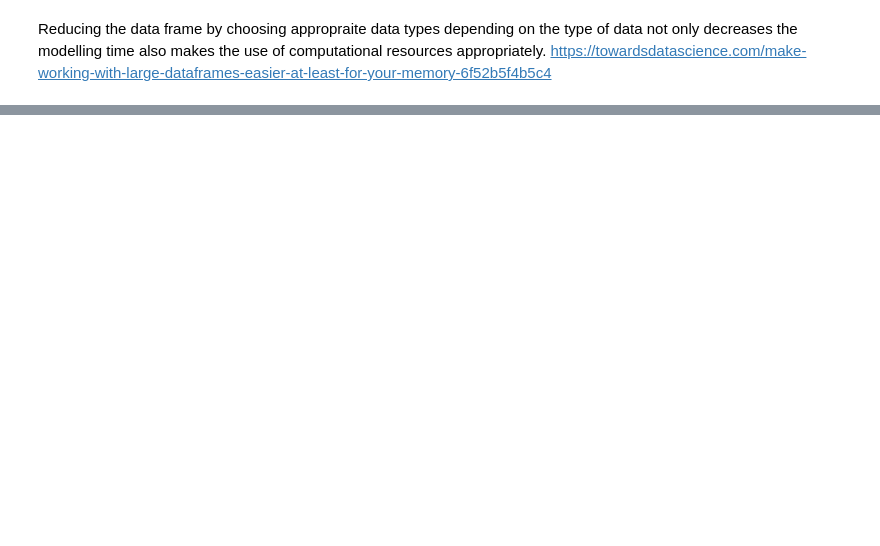
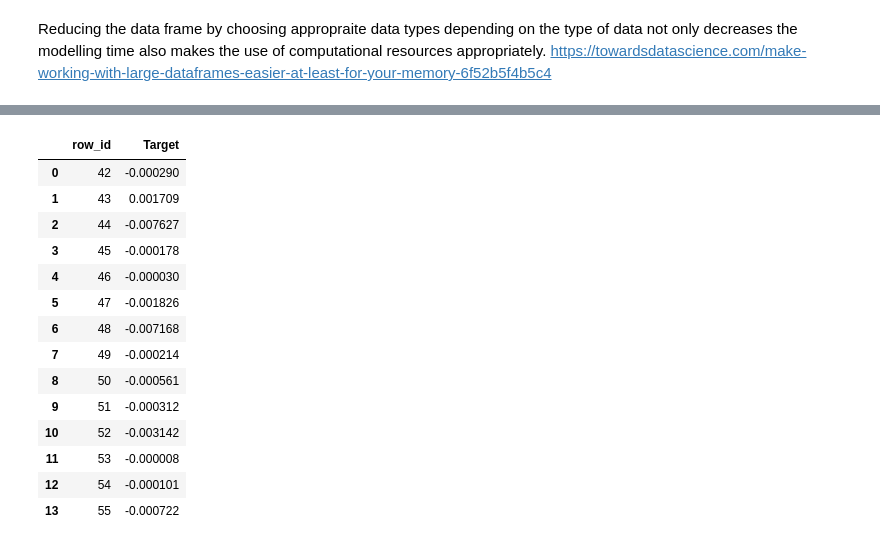
Before and after one commit to vasist1987/Kaggle, a Jupyter notebook: gseriescryptoforecast.ipynb, the cells around one changed output, grey strips where cells are left out. Cells and saved outputs as stored; diff of their text form; code cells hidden in the pictures; blank space fills up the shorter version.

```diff
--- a/gseriescryptoforecast.ipynb
+++ b/gseriescryptoforecast.ipynb
@@ -133,19 +133,19 @@ def getDataByAsset(dataFrameTrain,dataFrameTest,assetId):
     dataFrameTrain=dataFrameTrain[dataFrameTrain["Asset_ID"]==assetId]
     X=reduce_mem_usage(dataFrameTrain.drop(['Target','VWAP'],axis=1))
     y=dataFrameTrain['Target']
-    addAnalytics(X,'roll5',cols)
-    addAnalytics(X,'roll30',cols)
+#     addAnalytics(X,'roll5',cols)
+#     addAnalytics(X,'roll30',cols)
     X.index=X.datetime
     X.drop(['timestamp','datetime','time','date'],axis=1,inplace=True)
     X_test=reduce_mem_usage(dataFrameTest)
-    addAnalytics(X_test,'roll5',cols)
-    addAnalytics(X_test,'roll30',cols)
+#     addAnalytics(X_test,'roll5',cols)
+#     addAnalytics(X_test,'roll30',cols)
     X_test.index=X_test.datetime
     X_test=reduce_mem_usage(X_test[X.columns])
     min_max_scaler = MinMaxScaler()
     X = min_max_scaler.fit_transform(X)
     X_test = min_max_scaler.transform(X_test)
-    return X,y,X_test
+    return X,y,X_test,min_max_scaler
 # %%
 from sklearn.multioutput import MultiOutputRegressor
 import lightgbm as lgb
@@ -235,7 +235,7 @@ y_dict = {}
 model_dict = {}
 preds_dict={}
 for i in df_train.Asset_ID.unique():
-    X,y,X_test=getDataByAsset(df_train,df_test,i)
+    X,y,X_test,min_max_scaler=getDataByAsset(df_train,df_test,i)
     X_dict[i]=X
     y_dict[i]=y
     params =  getBooster()
@@ -426,20 +431,26 @@ See the caveats in the documentation: https://pandas.pydata.org/pandas-docs/stab
+# %%
+def get_features(df):
+    df_feat = df[['timestamp', 'Asset_ID', 'Count', 'Open', 'High', 'Low', 'Close','Volume']]
+    df_feat['datetime']=df_feat.timestamp.astype('datetime64[s]')
+    df_feat.index=df_feat.datetime
+    df_feat.drop(['timestamp','datetime'],axis=1,inplace=True)
+    df_feat = min_max_scaler.transform(df_feat)
+    return df_feat
 # %%
 import gresearch_crypto
 env = gresearch_crypto.make_env()
 iter_test = env.iter_test()
-
 for i, (df_test, df_pred) in enumerate(iter_test):
-    print(i)
     for j , row in df_test.iterrows():
         if model_dict[row['Asset_ID']] is not None:
             try:
                 model = model_dict[row['Asset_ID']]
-                x_test = get_features(row)
-                y_pred = model.predict(pd.DataFrame([X_test]))[0]
+                x_test = row
+                y_pred = model.predict(np.array(get_features(pd.DataFrame(x_test).T)))[0]
                 df_pred.loc[df_pred['row_id'] == row['row_id'], 'Target'] = y_pred
             except:
                 df_pred.loc[df_pred['row_id'] == row['row_id'], 'Target'] = 0
-#                 traceback.print_exc()
+                traceback.print_exc()
         else:
             df_pred.loc[df_pred['row_id'] == row['row_id'], 'Target'] = 0
 
@@ -452,0 +477,25 @@ This version of the API is not optimized and should not be used to estimate the
+# %%
+df_pred
+# model.predict(np.array(pd.DataFrame([x_test])))
+# model.predict(np.array(get_features(x_test)))[0]
+# np.array(get_features(pd.DataFrame(x_test).T))
+# X[0]
+# x_test
+# df_pred
+# df_test[['timestamp', 'Asset_ID', 'Count', 'Open', 'High', 'Low', 'Close','Volume']]
+# %% [output]
+|  | row_id | Target |
+| 0 | 42 | -0.000290 |
+| 1 | 43 | 0.001709 |
+| 2 | 44 | -0.007627 |
+| 3 | 45 | -0.000178 |
+| 4 | 46 | -0.000030 |
+| 5 | 47 | -0.001826 |
+| 6 | 48 | -0.007168 |
+| 7 | 49 | -0.000214 |
+| 8 | 50 | -0.000561 |
+| 9 | 51 | -0.000312 |
+| 10 | 52 | -0.003142 |
+| 11 | 53 | -0.000008 |
+| 12 | 54 | -0.000101 |
+| 13 | 55 | -0.000722 |
```
Also changed, not shown: parts of 5 cells of this notebook.
